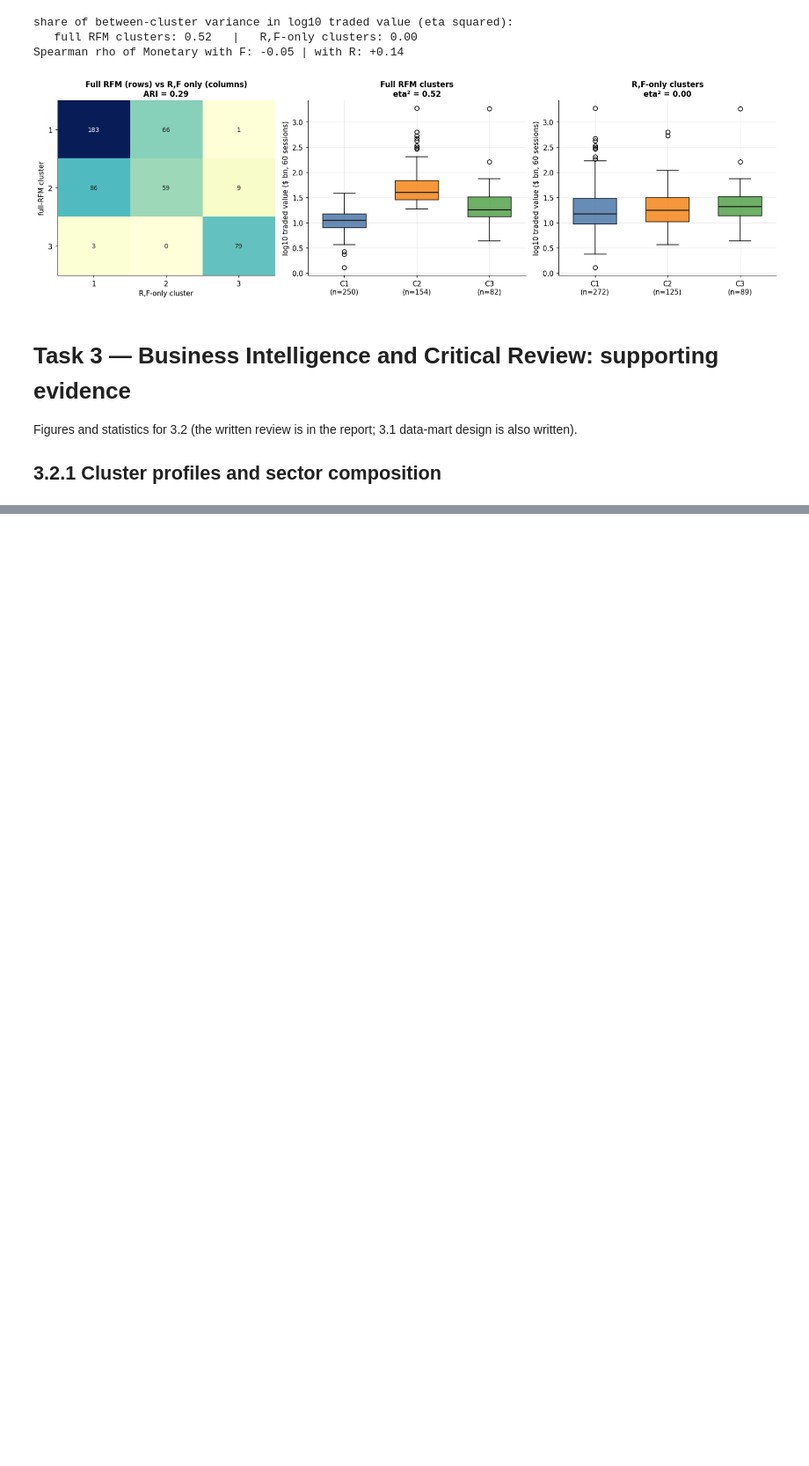
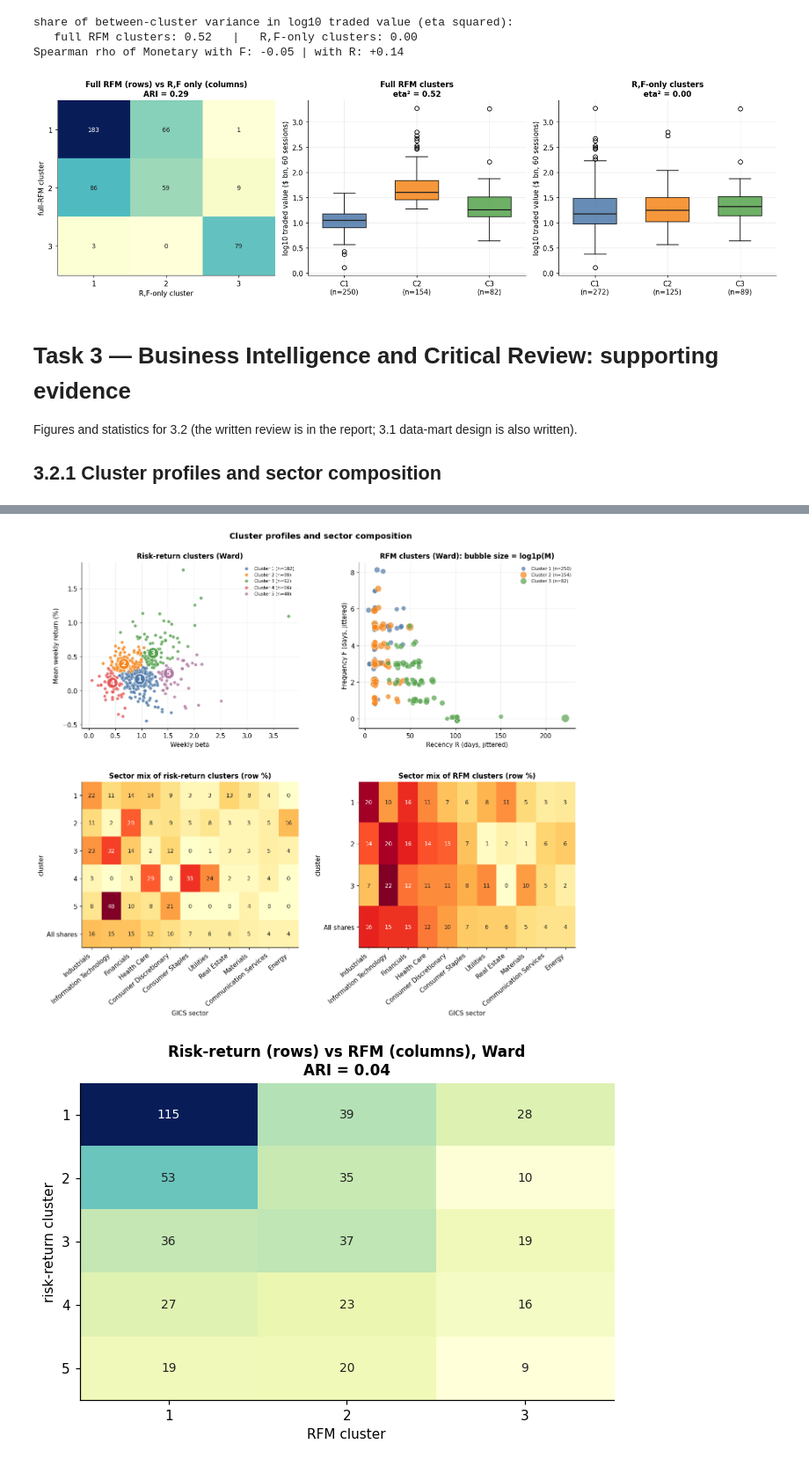
Before and after one commit to aaisha-aamina/crm-sp500-rfm-segmentation, a Jupyter notebook: Coursework_w2052143.ipynb, the cells around one changed output, grey strips where cells are left out. Shown at 88% size. Saved outputs shown, nothing was run; the diff lists cells and outputs as text; code cells hidden in the pictures; blank space fills up the shorter version.

Commit message:
3.2.1 Cluster profiles and sector composition

```diff
--- a/Coursework_w2052143.ipynb
+++ b/Coursework_w2052143.ipynb
@@ -1087,3 +1087,23 @@ Spearman rho of Monetary with F: -0.05 | with R: +0.14
 # Task 3 — Business Intelligence and Critical Review: supporting evidence
 Figures and statistics for 3.2 (the written review is in the report; 3.1 data-mart design is also written).
 ## 3.2.1 Cluster profiles and sector composition
+# %%
+sector_order = cs['sector'].value_counts().index.tolist()
+overall_sector = (cs['sector'].value_counts(normalize=True).reindex(sector_order) * 100).round(1)
+
+def sector_mix(col):
+    ct = pd.crosstab(cs[col], cs['sector'])[sector_order]
+    return ct, (ct.div(ct.sum(axis=1), axis=0) * 100).round(1)
+
+def cramers_v(ct):
+    chi2, p, _, _ = chi2_contingency(ct.values); n = ct.values.sum()
+    return float(np.sqrt(chi2 / (n * (min(ct.shape) - 1)))), float(p)
+
+for col in ['ward_rr', 'ward_act']:
+    ct, pct = sector_mix(col); v, p = cramers_v(ct)
+    print(f'=== {SOL[col]}: sector composition (row %), Cramer V = {v:.2f}, chi-square p = {p:.3g}')
+    display(pd.concat([pct, overall_sector.to_frame('ALL SHARES').T]))
+
+ari_cross = adjusted_rand_score(cs['ward_rr'], cs['ward_act']); nmi_cross = normalized_mutual_info_score(cs['ward_rr'], cs['ward_act'])
+print(f'\nAgreement between risk-return clusters and RFM clusters (Ward): ARI = {ari_cross:.3f}, NMI = {nmi_cross:.3f}')
+print(f"Agreement between risk-return and RFM clusters (K-means):       ARI = {adjusted_rand_score(cs['km_rr'], cs['km_act']):.3f}")
@@ -1089,0 +1127,28 @@ Figures and statistics for 3.2 (the written review is in the report; 3.1 data-ma
+# %%
+rng = np.random.default_rng(SEED)
+fig = plt.figure(figsize=(14, 11))
+gs = fig.add_gridspec(2, 2, hspace=0.32, wspace=0.28)
+ax = fig.add_subplot(gs[0, 0])
+scatter_clusters(ax, cs['beta'].values, cs['mean_weekly_return'].values * 100, cs['ward_rr'].values,
+                 'Risk-return clusters (Ward)', 'Weekly beta', 'Mean weekly return (%)')
+ax = fig.add_subplot(gs[0, 1])
+jx = cs['R_days'].values + rng.normal(0, 0.6, len(cs)); jy = cs['F_count'].values + rng.normal(0, 0.08, len(cs))
+sizes_ = 12 + 140 * (cs['logM'] - cs['logM'].min()) / (cs['logM'].max() - cs['logM'].min())
+for c in sorted(cs['ward_act'].unique()):
+    m = (cs['ward_act'] == c).values
+    ax.scatter(jx[m], jy[m], s=sizes_[m], alpha=.7, color=PALETTE[(c - 1) % 8], edgecolor='white', linewidth=.4, label=f'Cluster {c} (n={m.sum()})')
+ax.set_title('RFM clusters (Ward): bubble size = log1p(M)'); ax.set_xlabel('Recency R (days, jittered)'); ax.set_ylabel('Frequency F (days, jittered)')
+ax.legend(fontsize=7, frameon=False)
+for pos, col, t in [(gs[1, 0], 'ward_rr', 'Sector mix of risk-return clusters (row %)'), (gs[1, 1], 'ward_act', 'Sector mix of RFM clusters (row %)')]:
+    ax = fig.add_subplot(pos); _, pct = sector_mix(col)
+    pct2 = pd.concat([pct, overall_sector.to_frame('All shares').T])
+    heat(ax, pct2, t, 'GICS sector', 'cluster', fmt='.0f', cmap='YlOrRd', rot=40)
+fig.suptitle('Cluster profiles and sector composition', fontweight='bold', fontsize=13, y=0.94)
+savefig('fig_3_2_1_overview.png'); plt.show()
+
+fig, ax = plt.subplots(figsize=(6.2, 4.4))
+heat(ax, pd.crosstab(cs['ward_rr'], cs['ward_act']), f'Risk-return (rows) vs RFM (columns), Ward\nARI = {ari_cross:.2f}', 'RFM cluster', 'risk-return cluster')
+plt.tight_layout(); savefig('fig_3_2_1_rr_vs_rfm.png'); plt.show()
+# %% [output]
+[figure, added]
+[figure, added]
```
Also changed, not shown: parts of 1 cell of this notebook.
